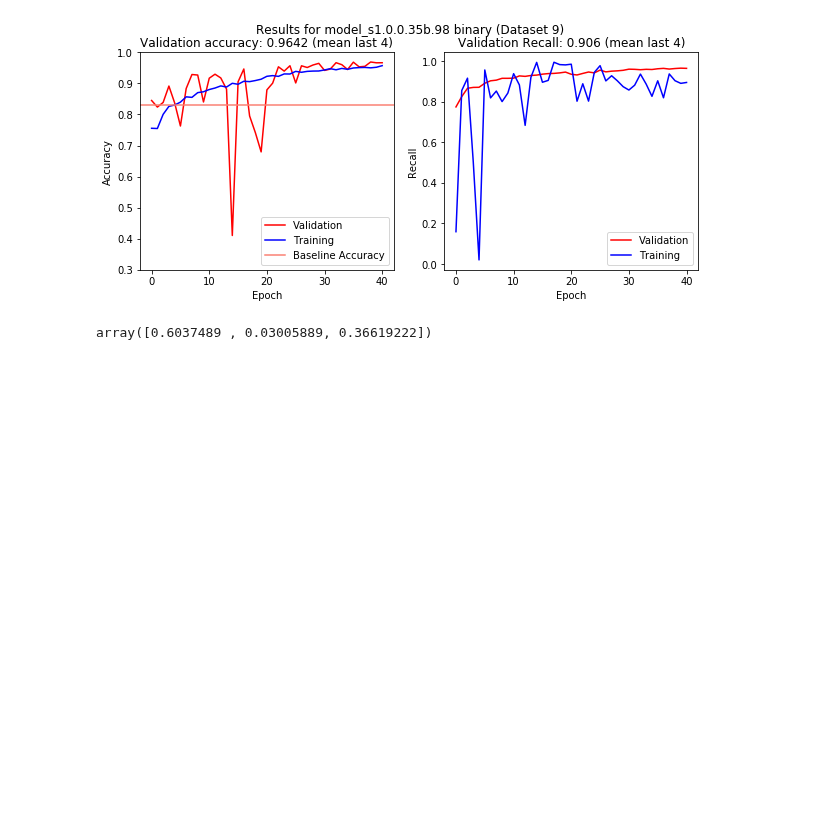
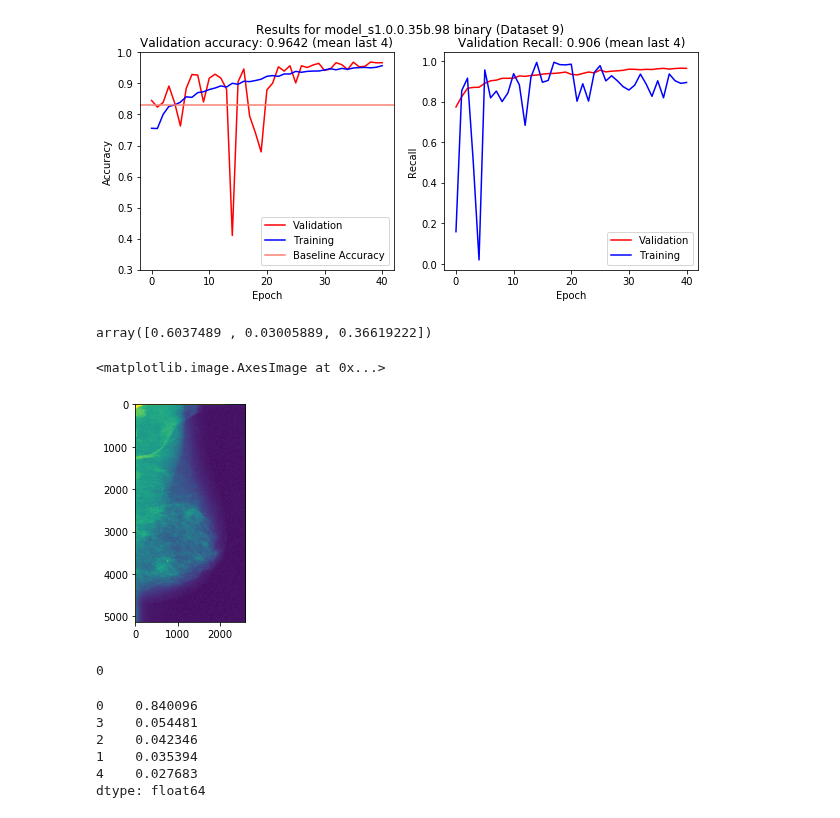
Before and after one commit to escuccim/mias-mammography, a Jupyter notebook: scratchpad.ipynb, the cells around one changed output. Saved outputs shown, nothing was run; the diff lists cells and outputs as text; code cells hidden in the pictures; blank space fills up the shorter version.

```diff
--- a/scratchpad.ipynb
+++ b/scratchpad.ipynb
@@ -193,3 +193,21 @@ def softmax(x):
 softmax([1, -2, 0.5])
 # %% [output]
 array([0.6037489 , 0.03005889, 0.36619222])
+# %%
+from PIL import Image, ImageMath
+import matplotlib.pyplot as plt
+import numpy as np
+
+image = Image.open("E:\\Documents\\Mammography\\DDSM\\PNGs\\DBA pngs\\A_0496_1.RIGHT_MLO.LJPEG.png")
+image = ImageMath.eval('im/256', {'im':image}).convert('L')
+
+image = np.array(image)
+# %%
+plt.imshow(image)
+# %% [output]
+<matplotlib.image.AxesImage at 0x...>
+[figure, added]
+# %%
+np.min(image)
+# %% [output]
+0
@@ -195,0 +217,10 @@ array([0.6037489 , 0.03005889, 0.36619222])
+# %%
+foo = np.load("data/cv6_labels.npy")
+pd.value_counts(foo, normalize=True)
+# %% [output]
+0    0.840096
+3    0.054481
+2    0.042346
+1    0.035394
+4    0.027683
+dtype: float64
```
Also changed, not shown: parts of 1 cell of this notebook, 18 other files.
